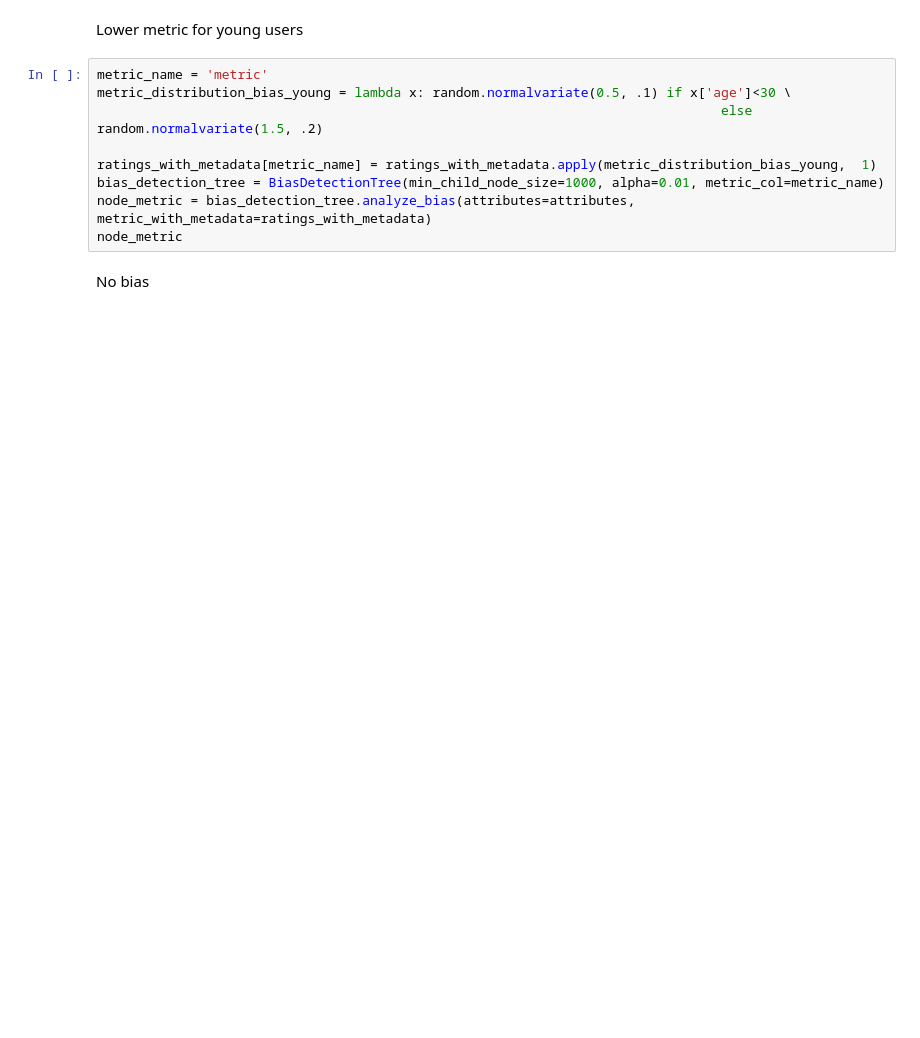
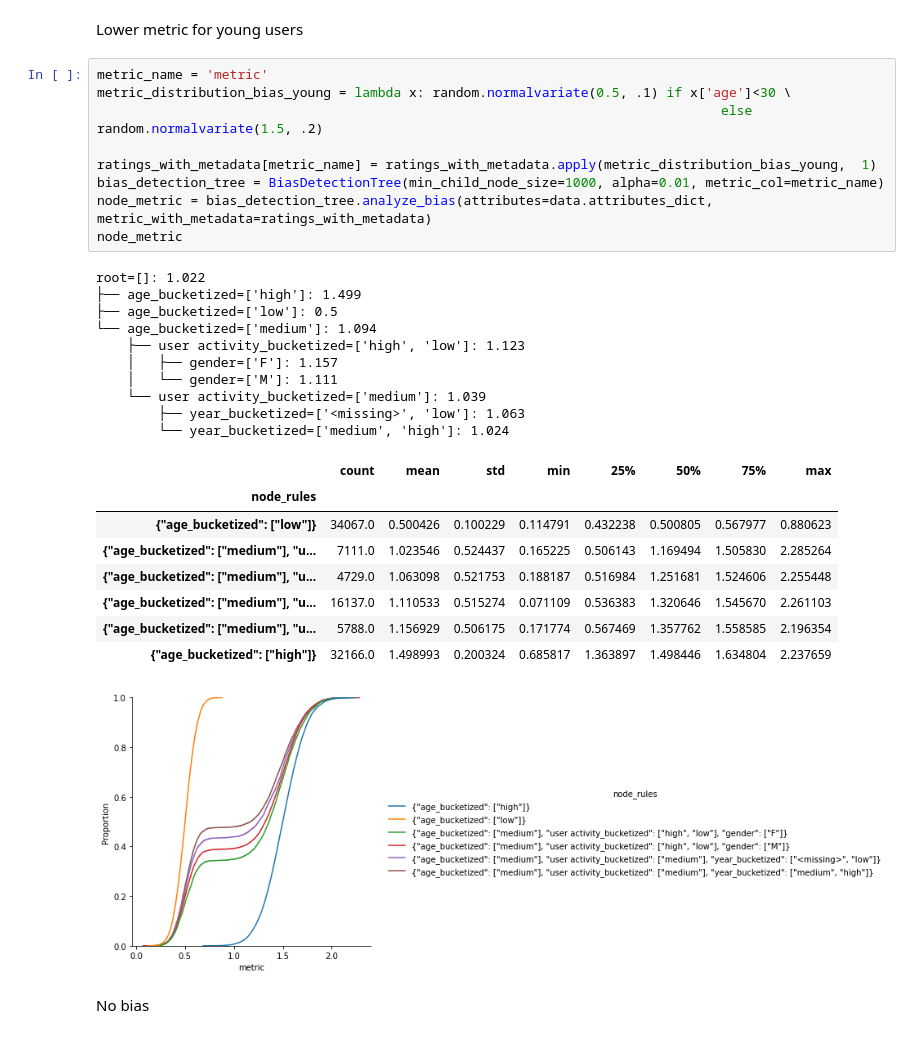
Before and after one commit to JoannaMisztalRadecka/recommendation-bias-detection, a Jupyter notebook: Bias detection for simulated examples.ipynb, the cells around one changed output. Cells and saved outputs as stored; diff of their text form; blank space fills up the shorter version.

```diff
--- a/Bias detection for simulated examples.ipynb
+++ b/Bias detection for simulated examples.ipynb
@@ -29,12 +42,32 @@ Lower metric for young users
 # %%
 metric_name = 'metric'
 metric_distribution_bias_young = lambda x: random.normalvariate(0.5, .1) if x['age']<30 \
                                                                                 else random.normalvariate(1.5, .2)
 
 ratings_with_metadata[metric_name] = ratings_with_metadata.apply(metric_distribution_bias_young,  1)
 bias_detection_tree = BiasDetectionTree(min_child_node_size=1000, alpha=0.01, metric_col=metric_name)
-node_metric = bias_detection_tree.analyze_bias(attributes=attributes, metric_with_metadata=ratings_with_metadata)
+node_metric = bias_detection_tree.analyze_bias(attributes=data.attributes_dict, metric_with_metadata=ratings_with_metadata)
 node_metric
+# %% [output]
+root=[]: 1.022
+├── age_bucketized=['high']: 1.499
+├── age_bucketized=['low']: 0.5
+└── age_bucketized=['medium']: 1.094
+    ├── user activity_bucketized=['high', 'low']: 1.123
+    │   ├── gender=['F']: 1.157
+    │   └── gender=['M']: 1.111
+    └── user activity_bucketized=['medium']: 1.039
+        ├── year_bucketized=['<missing>', 'low']: 1.063
+        └── year_bucketized=['medium', 'high']: 1.024
+|  | count | mean | std | min | 25% | 50% | 75% | max |
+| node_rules |  |  |  |  |  |  |  |  |
+| {"age_bucketized": ["low"]} | 34067.0 | 0.500426 | 0.100229 | 0.114791 | 0.432238 | 0.500805 | 0.567977 | 0.880623 |
+| {"age_bucketized": ["medium"], "u... | 7111.0 | 1.023546 | 0.524437 | 0.165225 | 0.506143 | 1.169494 | 1.505830 | 2.285264 |
+| {"age_bucketized": ["medium"], "u... | 4729.0 | 1.063098 | 0.521753 | 0.188187 | 0.516984 | 1.251681 | 1.524606 | 2.255448 |
+| {"age_bucketized": ["medium"], "u... | 16137.0 | 1.110533 | 0.515274 | 0.071109 | 0.536383 | 1.320646 | 1.545670 | 2.261103 |
+| {"age_bucketized": ["medium"], "u... | 5788.0 | 1.156929 | 0.506175 | 0.171774 | 0.567469 | 1.357762 | 1.558585 | 2.196354 |
+| {"age_bucketized": ["high"]} | 32166.0 | 1.498993 | 0.200324 | 0.685817 | 1.363897 | 1.498446 | 1.634804 | 2.237659 |
+[figure, added]
 # %% [markdown]
 No bias
 # %%
```
Also changed, not shown: parts of 3 cells of this notebook, 4 other files.
